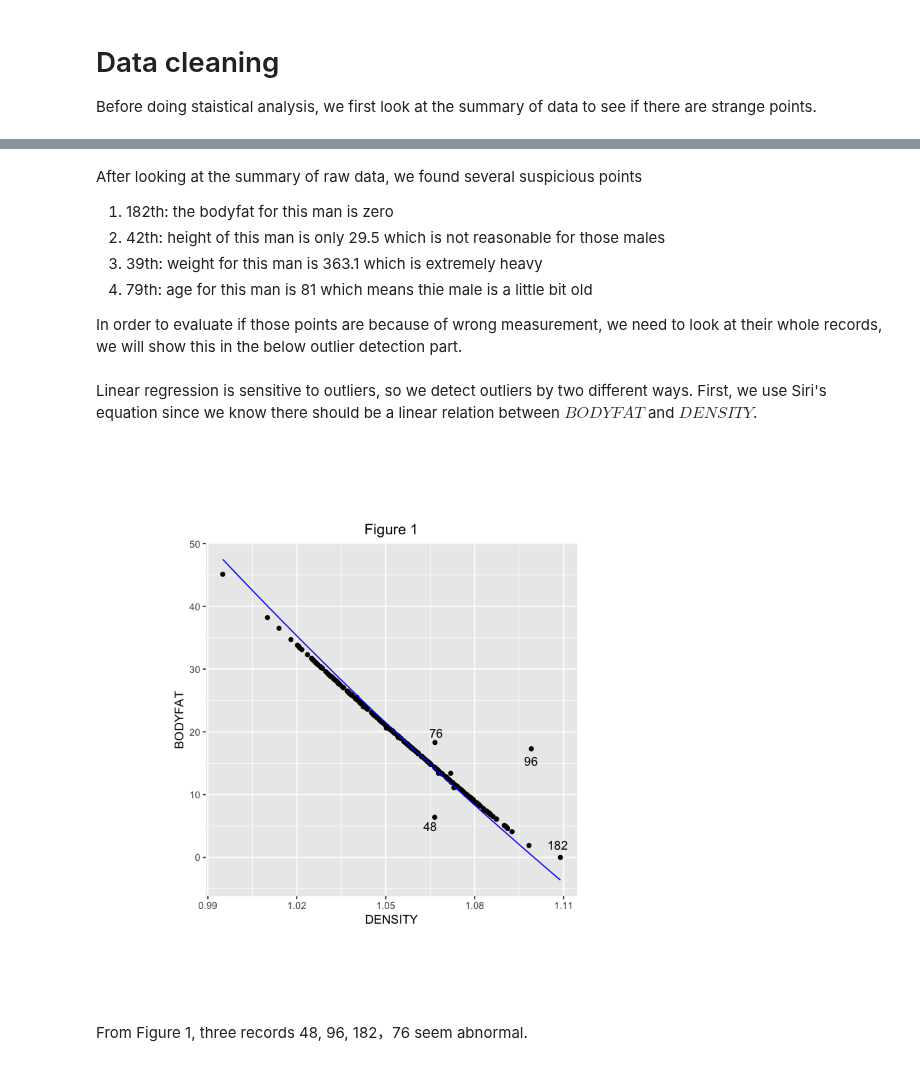
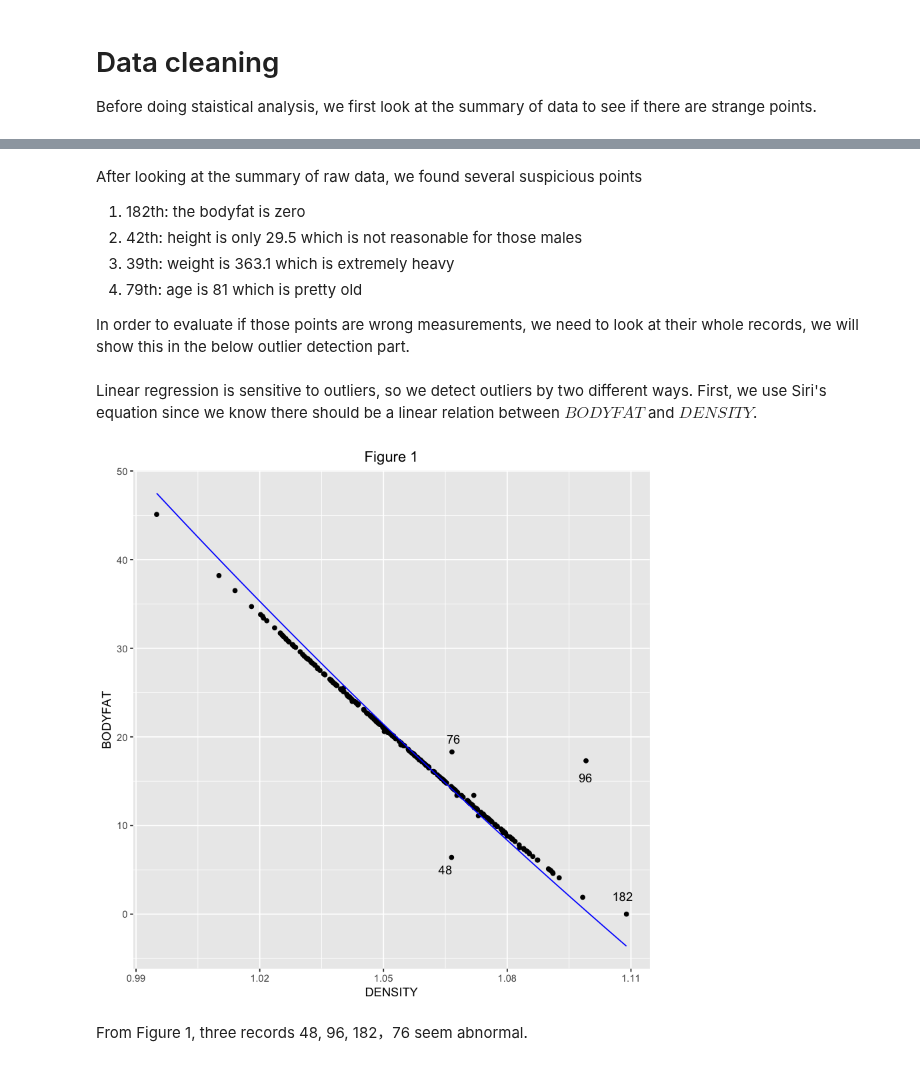
Before and after one commit to LuChen525/stat628-module1, a Jupyter notebook: Executive-Summary.ipynb, the cells around one changed output, grey strips where cells are left out. Saved outputs shown, nothing was run; the diff lists cells and outputs as text; code cells hidden in the pictures.

```diff
--- a/Executive-Summary.ipynb
+++ b/Executive-Summary.ipynb
@@ -85,12 +65,12 @@ summary(dat[2:17])
 # %% [markdown]
 After looking at the summary of raw data, we found several suspicious points
 
-1. 182th: the bodyfat for this man is zero
-2. 42th: height of this man is only 29.5 which is not reasonable for those males
-3. 39th: weight for this man is 363.1 which is extremely heavy
-4. 79th: age for this man is 81 which means thie male is a little bit old
+1. 182th: the bodyfat is zero
+2. 42th: height is only 29.5 which is not reasonable for those males
+3. 39th: weight is 363.1 which is extremely heavy
+4. 79th: age is 81 which is pretty old
 
-In order to evaluate if those points are because of wrong measurement, we need to look at their whole records, we will show this in the below outlier detection part.
+In order to evaluate if those points are wrong measurements, we need to look at their whole records, we will show this in the below outlier detection part.
 # %% [markdown]
 Linear regression is sensitive to outliers, so we detect outliers by two different ways. First, we use Siri's equation since we know there should be a linear relation between $BODYFAT$ and $DENSITY$.
 # %%
@@ -106,24 +85,20 @@ siri <- function(density) {
 }
 # %%
-############
-# Outliers #
-############
-
 # Examine the difference between BODYFAT and values calculated with Siri's eq.
 fig1 <- ggplot(dat, aes(DENSITY, BODYFAT)) + geom_point() +
   stat_function(fun = siri, n = 101, color = "blue") +
   annotate("text", 1.065, 5, label = as.numeric(which(
     dat$DENSITY < 1.07 & dat$DENSITY > 1.06 & dat$BODYFAT > 5 & dat$BODYFAT < 10))) +
   annotate("text", 1.099, 15.4, label = as.numeric(which(
     dat$DENSITY < 1.11 & dat$DENSITY > 1.09 & dat$BODYFAT > 15 & dat$BODYFAT < 20))) +
   annotate("text", 1.108, 2, label = as.numeric(which(
     dat$DENSITY > 1.1 & dat$BODYFAT < 5))) +
   annotate("text", 1.067, 19.8, label = as.numeric(which(
     dat$DENSITY < 1.07 & dat$DENSITY > 1.06 & dat$BODYFAT > 18 & dat$BODYFAT < 20))) +
-  labs(title = "Figure 1") + theme(plot.title = element_text(hjust = 0.5),plot.margin = unit(c(2.5,2.5,2.5,2.5),"cm"))
+  labs(title = "Figure 1") + theme(plot.title = element_text(hjust = 0.5))
 plot(fig1)
 # %% [output]
-[figure, old version]
+[figure, new version]
 # %% [markdown]
 From Figure 1, three records 48, 96, 182，76 seem abnormal.
 # %%
```
Also changed, not shown: parts of 23 cells of this notebook, 2 other files.
